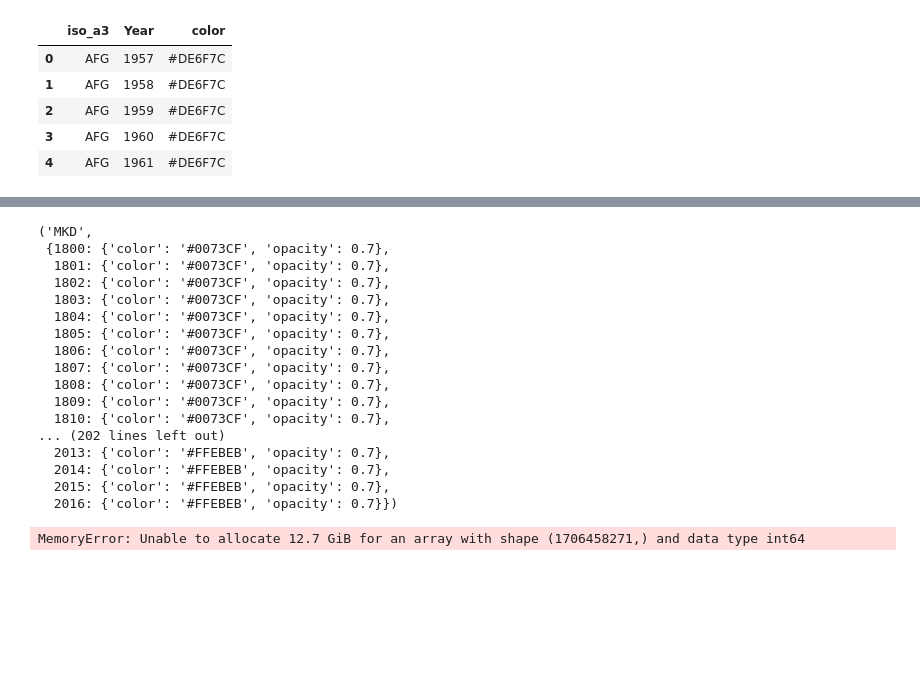
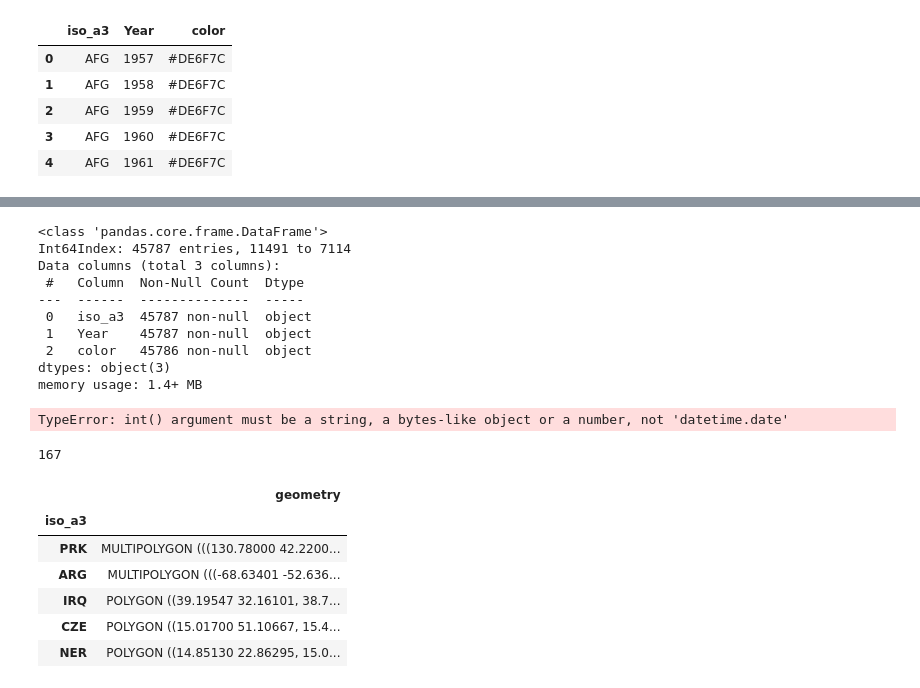
Before and after one commit to abhijeetknayak/Utilities, a Jupyter notebook: Data-Science/Country-Data/country-data-analysis.ipynb, the cells around one changed output, grey strips where cells are left out. Saved outputs shown, nothing was run; the diff lists cells and outputs as text; code cells hidden in the pictures; blank space fills up the shorter version.

```diff
--- a/Data-Science/Country-Data/country-data-analysis.ipynb
+++ b/Data-Science/Country-Data/country-data-analysis.ipynb
@@ -281,38 +284,48 @@ plot_data.head()
 # %%
 p_data = plot_data.copy()
-# p_data['Year'] = (p_data['Year'].astype(int) * 10**6).astype('U10')
-p_data.head()
+p_data['Year'] = pd.to_datetime(p_data.Year, format='%Y').dt.date
+p_data.info()
+# p_data.head()
+# p_data['Year'] = p_data['Year'].values.astype(int)
+p_data['Year'] = (p_data['Year'].astype(int) // 10**9).astype('U10')
+# p_data.head()
+# for idx, row in p_data.iterrows():
+#     print(row['Year'])
 
-plot_dict = {}
-for i in p_data['iso_a3'].unique():
-    plot_dict[i] = {}
-    for j in p_data[p_data['iso_a3'] == i].set_index(['iso_a3']).values:
-        plot_dict[i][j[0]] = {'color': j[1], 'opacity': 0.7 }
-list(plot_dict.items())[10]
+# plot_dict = {}
+# for i in p_data['iso_a3'].unique():
+#     plot_dict[i] = {}
+#     for j in p_data[p_data['iso_a3'] == i].set_index(['iso_a3']).values:
+#         plot_dict[i][j[0]] = {'color': j[1], 'opacity': 0.7 }
+# list(plot_dict.items())[10]
 # %% [output]
-('MKD',
- {1800: {'color': '#0073CF', 'opacity': 0.7},
-  1801: {'color': '#0073CF', 'opacity': 0.7},
-  1802: {'color': '#0073CF', 'opacity': 0.7},
-  1803: {'color': '#0073CF', 'opacity': 0.7},
-  1804: {'color': '#0073CF', 'opacity': 0.7},
-  1805: {'color': '#0073CF', 'opacity': 0.7},
-  1806: {'color': '#0073CF', 'opacity': 0.7},
-  1807: {'color': '#0073CF', 'opacity': 0.7},
-  1808: {'color': '#0073CF', 'opacity': 0.7},
-  1809: {'color': '#0073CF', 'opacity': 0.7},
-  1810: {'color': '#0073CF', 'opacity': 0.7},
-... (202 lines left out)
-  2013: {'color': '#FFEBEB', 'opacity': 0.7},
-  2014: {'color': '#FFEBEB', 'opacity': 0.7},
-  2015: {'color': '#FFEBEB', 'opacity': 0.7},
-  2016: {'color': '#FFEBEB', 'opacity': 0.7}})
+<class 'pandas.core.frame.DataFrame'>
+Int64Index: 45787 entries, 11491 to 7114
+Data columns (total 3 columns):
+ #   Column  Non-Null Count  Dtype
+---  ------  --------------  -----
+ 0   iso_a3  45787 non-null  object
+ 1   Year    45787 non-null  object
+ 2   color   45786 non-null  object
+dtypes: object(3)
+memory usage: 1.4+ MB
+TypeError: int() argument must be a string, a bytes-like object or a number, not 'datetime.date'
 # %%
-geometry_data = geometry_data.merge(plot_data, on='iso_a3')
+# Merge the two data frames to get rows which are available in both
+geometry_data = plot_data[plot_data['Year'] == 2016].merge(geometry_data, on='iso_a3')
 geometry_data = geometry_data[["iso_a3", "geometry"]].set_index("iso_a3")
+
+print(len(geometry_data))
 geometry_data.head()
 # %% [output]
-MemoryError: Unable to allocate 12.7 GiB for an array with shape (1706458271,) and data type int64
+167
+|  | geometry |
+| iso_a3 |  |
+| PRK | MULTIPOLYGON (((130.78000 42.2200... |
+| ARG | MULTIPOLYGON (((-68.63401 -52.636... |
+| IRQ | POLYGON ((39.19547 32.16101, 38.7... |
+| CZE | POLYGON ((15.01700 51.10667, 15.4... |
+| NER | POLYGON ((14.85130 22.86295, 15.0... |
 # %%
 from folium.plugins import TimeSliderChoropleth
 
```
Also changed, not shown: parts of 2 cells of this notebook, 2 other files.
